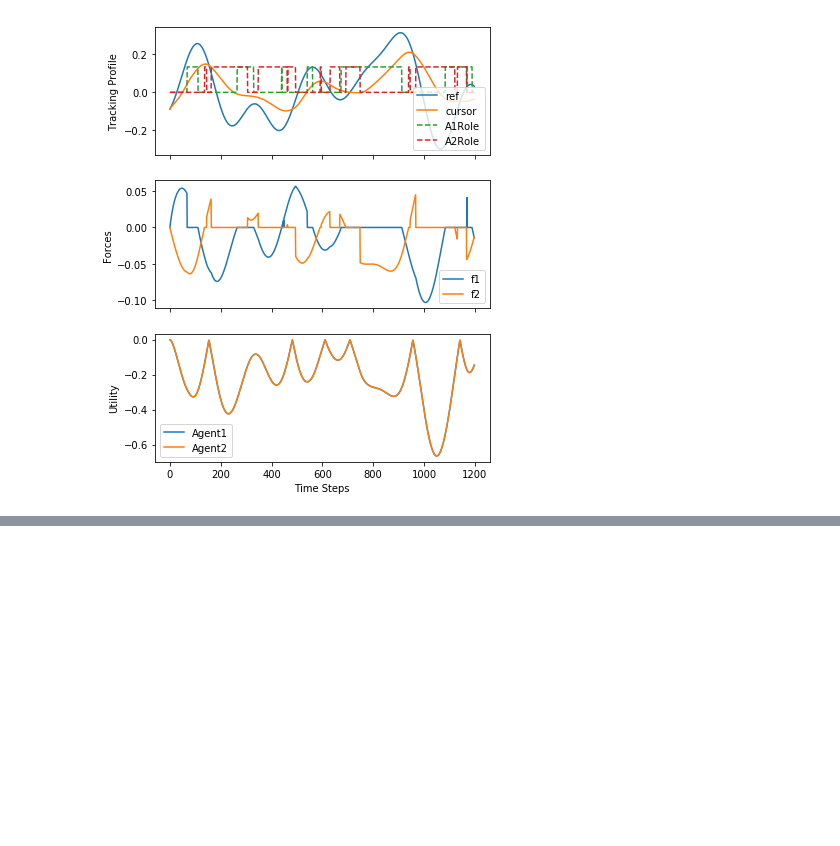
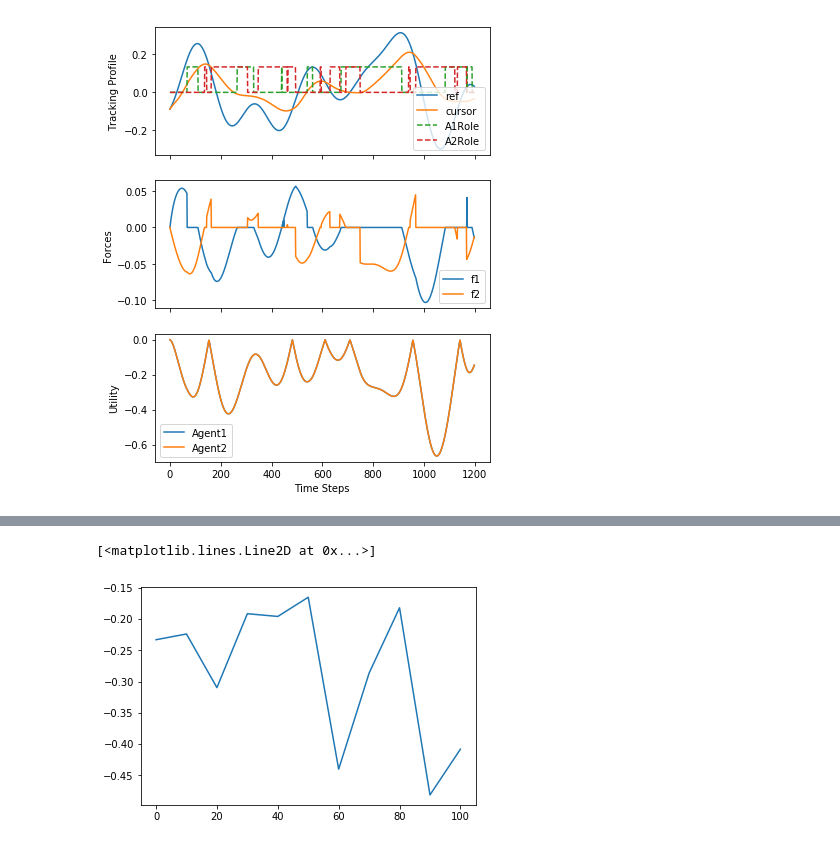
Before and after one commit to wesleysliao/B659-RL-Project, a Jupyter notebook: DQNDyad.ipynb, the cells around one changed output, grey strips where cells are left out. Cells and saved outputs as stored; diff of their text form; code cells hidden in the pictures; blank space fills up the shorter version.

```diff
--- a/DQNDyad.ipynb
+++ b/DQNDyad.ipynb
@@ -42,7 +49,7 @@ def benchmark(algo, hp, env, agent1, agent2, xaxis_params):
             agent1, agent2 = algo(env, agent1, agent2)
             if i*int_episodes+j % hp.target_int == 0:
                 agent1.update_target_qnet()
-            elif i*int_episodes+j % hp.target_int == 1:
+            elif i*int_episodes+j % hp.target_int == 4:
                 agent2.update_target_qnet()
 
         x[i+1] = (i+1)*int_episodes
@@ -156,3 +163,68 @@ ax[-1].set_xlabel('Time Steps')
 Env Reward =  -0.22319172169611942  Agent1 Mean Utility =  -0.22300557347118555  Agent2 Mean Utility =  -0.22300557347118555
 Text(0.5, 0, 'Time Steps')
 [figure]
+# %%
+BMHyperparams = namedtuple('BMHyperparams',
+                ('batch_size','learning_rate', 'buffer_max_size',
+                 'experience_sift_tol', 'target_int'))
+#Benchmark x-axis related
+n_episodes = 100 #recommended: 100
+n_intervals = 10
+n_eval = 3
+
+# Buffer-related
+experience_sift_tol = 0.01
+buffer_max_size = 2000
+
+# Algo hyperparams
+learning_rate=0.005
+batch_size=128
+target_int = 2
+xaxis_params = (n_episodes, n_intervals, n_eval)
+# initializer = None
+hyperparams = BMHyperparams(batch_size, learning_rate,
+                buffer_max_size, experience_sift_tol, target_int)
+
+
+#------- Create the agents
+buffer1 = buffers.ReplayMemory(buffer_max_size, tag=experience_sift_tol)
+buffer2 = deepcopy(buffer1)
+
+    #------- Create the NN models
+# Input:
+# r, r', x, x', fn, fndot, f
+# Output: q
+qnet = nn_models.NetRelu1L1(7, 1)
+optimizer = optim.Adam(qnet.parameters(), lr=learning_rate)
+criterion = nn.MSELoss()
+rl1 = torch_trainer.DQNTrainer(qnet, optimizer, criterion)
+rl2 = deepcopy(rl1)
+
+pdcont1 = [0.1, .2]#[0., 0]#[0.3, 1.]#[0.0364, 1.]#[0.01, 0.03]
+pdcont2 = [0.2, 0.1]#[0., 0]#[0.3, 1.]#[0.0364, 1.]#[0.01, 0.03]
+sigma = 0. #0.3
+
+agent1 = rl_agent.DQNAgent(rl1, pdcont1, buffer1, perspective=0, sigma=sigma,
+                 hyperparams=hyperparams, c_error=1., c_effort=.5,
+                 force_rms=1.)
+agent2 = rl_agent.DQNAgent(rl2, pdcont2, buffer2, perspective=1, sigma=sigma,
+                 hyperparams=hyperparams, c_error=1., c_effort=0.5,
+                 force_rms=1.)
+rl1.set_agent(agent1); rl2.set_agent(agent2)
+
+
+#------- Create the environment
+seed = 1234
+env = env_old.PhysicalDyads(seed_=seed, max_freq=0.2)
+#___________________________________________
+
+
+agent1.set_train_hyperparams(hyperparams)
+agent2.set_train_hyperparams(hyperparams)
+
+algo = train_agents.train_dyad
+x_f2, y_f2, agent1_f2, agent2_f2 = benchmark(algo, hyperparams, env,
+                                       agent1, agent2, xaxis_params)
+
+plt.plot(x_f2, y_f2)
+# %% [output]
@@ -158,0 +248,2 @@ Text(0.5, 0, 'Time Steps')
+[<matplotlib.lines.Line2D at 0x...>]
+[figure, added]
```
Also changed, not shown: parts of 20 cells of this notebook, 35 other files.
